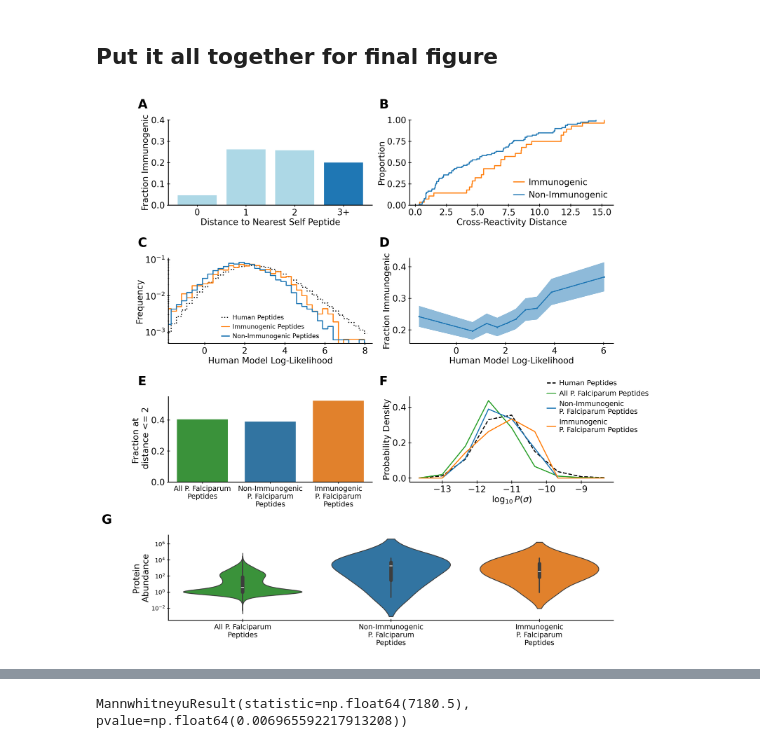
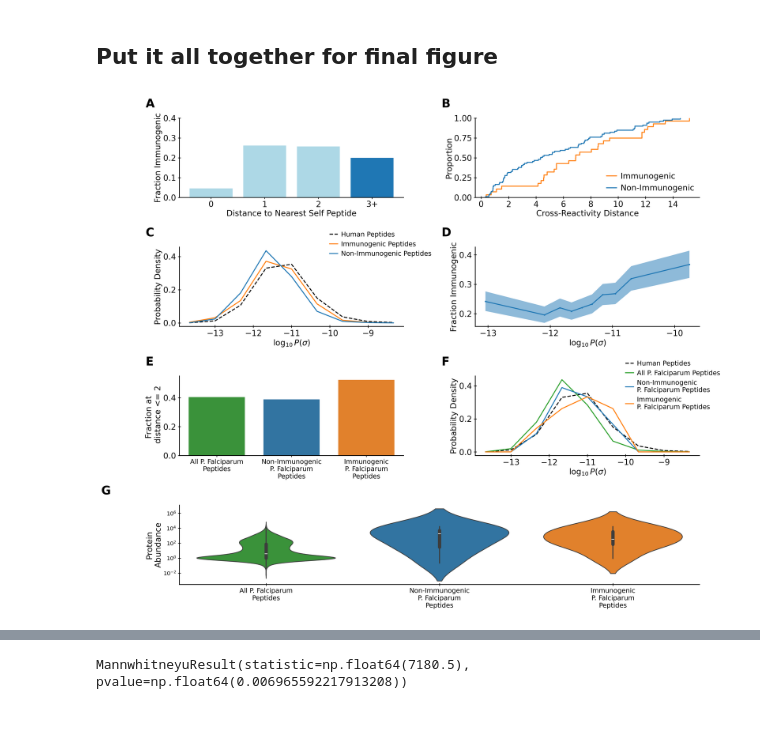
Before and after one commit to jonlevi/self_not_self, a Jupyter notebook: notebooks/figure_4.ipynb, the cells around one changed output, grey strips where cells are left out. Saved outputs shown, nothing was run; the diff lists cells and outputs as text; code cells hidden in the pictures; blank space fills up the shorter version.

Commit message:
updated figures

```diff
--- a/notebooks/figure_4.ipynb
+++ b/notebooks/figure_4.ipynb
@@ -439,0 +385,3 @@ Text(0, 0.5, 'Fraction Immunogenic')
+# %%
+with open(f'{figdatadir}/iedb_pdf.json','r') as ff:
+    iedb_density_dict = json.load(ff)
@@ -440,7 +392,18 @@ Text(0, 0.5, 'Fraction Immunogenic')
+# %%
+iedb_label_dict = {
+    'Human proteins': 'Human Peptides',
+    'IEDB$^+$ T cell epitopes': 'Immunogenic Peptides',
+    'IEDB$^-$ T cell epitopes': 'Non-Immunogenic Peptides'
+}
+
+iedb_color_dict = {
+    'IEDB$^+$ T cell epitopes': 'tab:orange',
+    'IEDB$^-$ T cell epitopes': 'tab:blue'
+}
 # %% [markdown]
 ## Put it all together for final figure
 # %%
-fig = plt.figure(figsize=(10, 10))
+fig = plt.figure(figsize=(12, 10))
 
 blue = '#1f77b4'
 orange = '#ff7f0e'
@@ -490,35 +453,67 @@ ax2.yaxis.set_tick_params(labelsize=axfontsize)
 ax2.xaxis.set_tick_params(labelsize=axfontsize)
 
 
-xmin, xmax = np.quantile(likelihood_human, 0.01)-1, np.quantile(likelihood_human, 0.99)+1
+# xmin, xmax = np.quantile(likelihood_human, 0.01)-1, np.quantile(likelihood_human, 0.99)+1
 
-likelihood_vals = [likelihood_human, likelihood_immunogenic, likelihood_nonimmunogenic]
-labels = ['Human Peptides', 'Immunogenic Peptides', 'Non-Immunogenic Peptides']
-colors = ['k','tab:orange','tab:blue']
-styles = ['dotted','-','-']
-plot_likelihood_histograms(likelihood_vals, labels, xmin=xmin, xmax=xmax, ax=axL1, nbins=40,colors=colors,styles=styles)
-axL1.set_xlim(xmin, xmax)
-axL1.set_ylabel('Frequency',fontsize=axfontsize)
-axL1.set_xlabel('Human Model Log-Likelihood',fontsize=axfontsize)
-axL1.set_yscale('log')
-axL1.legend(loc='lower center',fontsize=axfontsize-3)
+# likelihood_vals = [likelihood_human, likelihood_immunogenic, likelihood_nonimmunogenic]
+# labels = ['Human Peptides', 'Immunogenic Peptides', 'Non-Immunogenic Peptides']
+# colors = ['k','tab:orange','tab:blue']
+# styles = ['dotted','-','-']
+# plot_likelihood_histograms(likelihood_vals, labels, xmin=xmin, xmax=xmax, ax=axL1, nbins=40,colors=colors,styles=styles)
+# axL1.set_xlim(xmin, xmax)
+# axL1.set_ylabel('Frequency',fontsize=axfontsize)
+# axL1.set_xlabel('Human Model Log-Likelihood',fontsize=axfontsize)
+# axL1.set_yscale('log')
+# axL1.legend(loc='lower center',fontsize=axfontsize-3)
+# axL1.yaxis.set_tick_params(labelsize=axfontsize)
+# axL1.xaxis.set_tick_params(labelsize=axfontsize)
+
+for dataset in iedb_density_dict:
+    bins = np.array(iedb_density_dict[dataset]['bins'])
+    pdf = np.array(iedb_density_dict[dataset]['pdf'])
+# density
+    if dataset.startswith('Human'):
+        axL1.plot(0.5*(bins[:-1]+bins[1:]), pdf ,'k--',label=iedb_label_dict[dataset])
+    else:
+        axL1.plot(0.5*(bins[:-1]+bins[1:]), pdf ,color=iedb_color_dict[dataset], label=iedb_label_dict[dataset])
+
+axL1.set_xlabel(r'$\log_{10} P(\sigma)$',fontsize=axfontsize)
+axL1.xaxis.set_tick_params(labelsize=axfontsize)
 axL1.yaxis.set_tick_params(labelsize=axfontsize)
-axL1.xaxis.set_tick_params(labelsize=axfontsize)
 
+axL1.set_ylabel('Probability Density',fontsize=axfontsize)
+axL1.legend(loc='upper left',bbox_to_anchor=(0.65,1.25),fontsize=axfontsize-2)
+
+
+
+# num_quantiles = 10
+
+# bin_edges = np.quantile(likelihood_immunogenic, np.linspace(0, 1, num_quantiles + 1))
+# binmids = (bin_edges[1:]+bin_edges[:-1])*0.5
+
+# hist_pos_q, _ = np.histogram(likelihood_immunogenic, bins=bin_edges)
+# hist_neg_q,_ = np.histogram(likelihood_nonimmunogenic, bins=bin_edges)
+
+# plot_proportion(binmids,hist_pos_q, hist_pos_q+hist_neg_q, ls='-', marker='.', ax=axL2)
+# axL2.set_xlabel('Human Model Log-Likelihood',fontsize=axfontsize)
+# axL2.set_ylabel('Fraction Immunogenic',fontsize=axfontsize)
+# axL2.yaxis.set_tick_params(labelsize=axfontsize)
+# axL2.xaxis.set_tick_params(labelsize=axfontsize)
 
 num_quantiles = 10
 
-bin_edges = np.quantile(likelihood_immunogenic, np.linspace(0, 1, num_quantiles + 1))
+bin_edges = np.quantile(pos, np.linspace(0, 1, num_quantiles + 1))
 binmids = (bin_edges[1:]+bin_edges[:-1])*0.5
 
-hist_pos_q, _ = np.histogram(likelihood_immunogenic, bins=bin_edges)
-hist_neg_q,_ = np.histogram(likelihood_nonimmunogenic, bins=bin_edges)
+hist_pos_q, _ = np.histogram(pos, bins=bin_edges)
+hist_neg_q,_ = np.histogram(neg, bins=bin_edges)
 
 plot_proportion(binmids,hist_pos_q, hist_pos_q+hist_neg_q, ls='-', marker='.', ax=axL2)
-axL2.set_xlabel('Human Model Log-Likelihood',fontsize=axfontsize)
+axL2.set_xlabel(r'$\log_{10} P(\sigma)$',fontsize=axfontsize)
 axL2.set_ylabel('Fraction Immunogenic',fontsize=axfontsize)
+axL2.xaxis.set_tick_params(labelsize=axfontsize)
 axL2.yaxis.set_tick_params(labelsize=axfontsize)
-axL2.xaxis.set_tick_params(labelsize=axfontsize)
+axL2.xaxis.set_major_locator(MaxNLocator(integer=True))
 
 labels_dict = {
     'Human Peptidome': 'Human Peptides',
@@ -571,32 +566,32 @@ ax3.yaxis.set_tick_params(labelsize=axfontsize)
 
 sns.violinplot(data=malaria_abundance_df, x='source',
                y='value', ax=ax5,hue='source',
                legend=False,log_scale=True,
                hue_order=['Immunogenic Epitopes', 'Non-Immunogenic Epitopes', 'Malaria Peptides'])
 # sns.boxplot(data=malaria_abundance_df, x='source', y='value', color='white', showfliers=False, whis=0, ax=ax4,log_scale=True)
 ax5.set_xlabel('')
 ax5.set_ylabel('Protein\nAbundance',fontsize=axfontsize)
 ax5.set_xticklabels(['All P. Falciparum\nPeptides','Non-Immunogenic\nP. Falciparum\nPeptides','Immunogenic\nP. Falciparum\nPeptides'],rotation=0,fontsize=9)
 
 
 # ax6.set_axis_off()  # Turn off the axis
 
 # # Create the table
 # table = Table(ax6, bbox=[0, 0, 1, 1])
 # table.FONTSIZE=24
 # for col_idx, col_name in enumerate(columns):
 #     table.add_cell(0, col_idx, width=0.2, height=0.2, text=col_name, loc='center', facecolor='lightgray')
 
 # for row_idx, row_data in enumerate(data, start=1):
 #     for col_idx, cell_data in enumerate(row_data):
 #         table.add_cell(row_idx, col_idx, width=0.2, height=0.2, text=cell_data, loc='center', facecolor='white')
 
 # ax6.add_table(table)
 
 
 label_axes(fig,labelstyle='%s', xy=(-0.15, 1.25),fontsize=16)
 fig.tight_layout(h_pad=.5)
-plt.savefig('../fig4_updated.png')
+plt.savefig('../fig4_final.pdf')
 # plt.savefig('../fig4_updated.svg')
 # %% [output]
-[figure, old version]
+[figure, new version]
```
Also changed, not shown: parts of 8 cells of this notebook, 2 other files.
